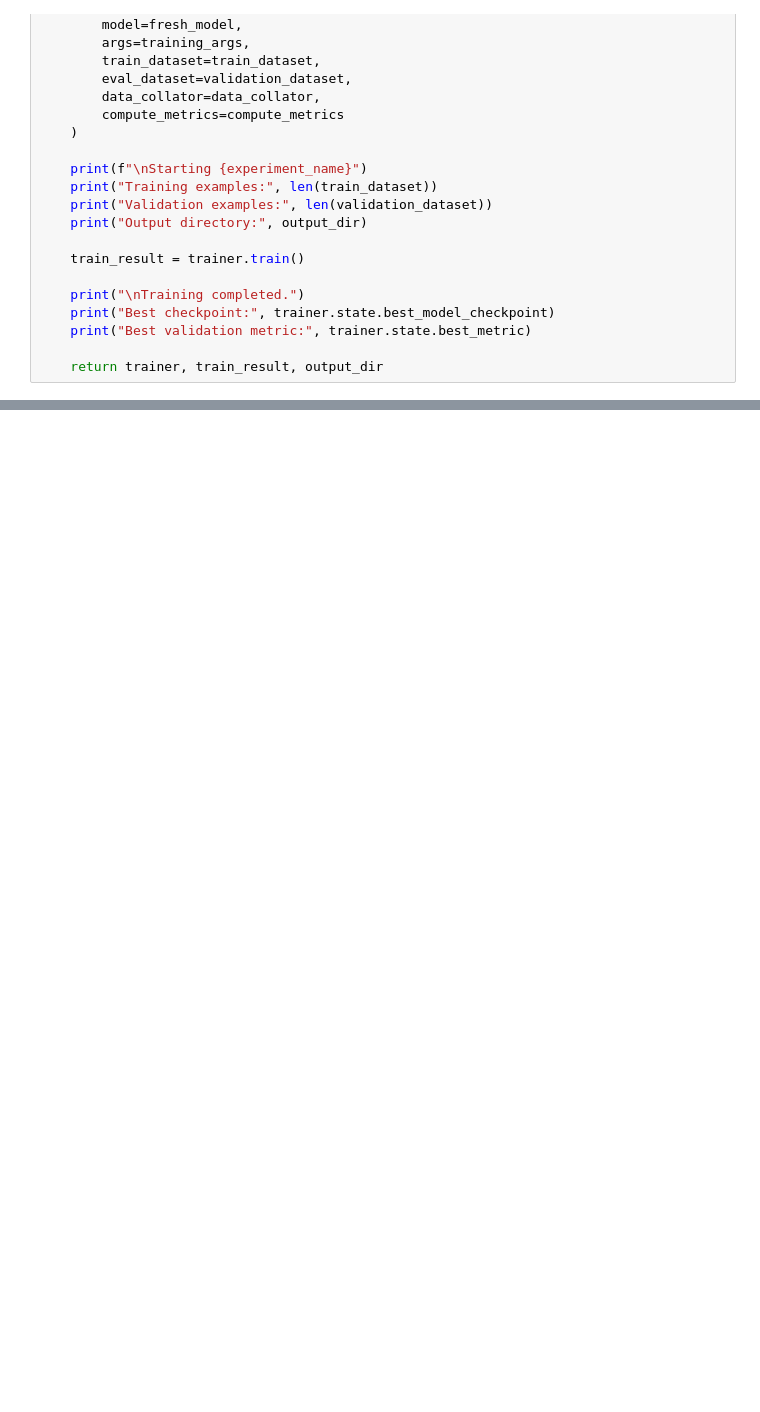
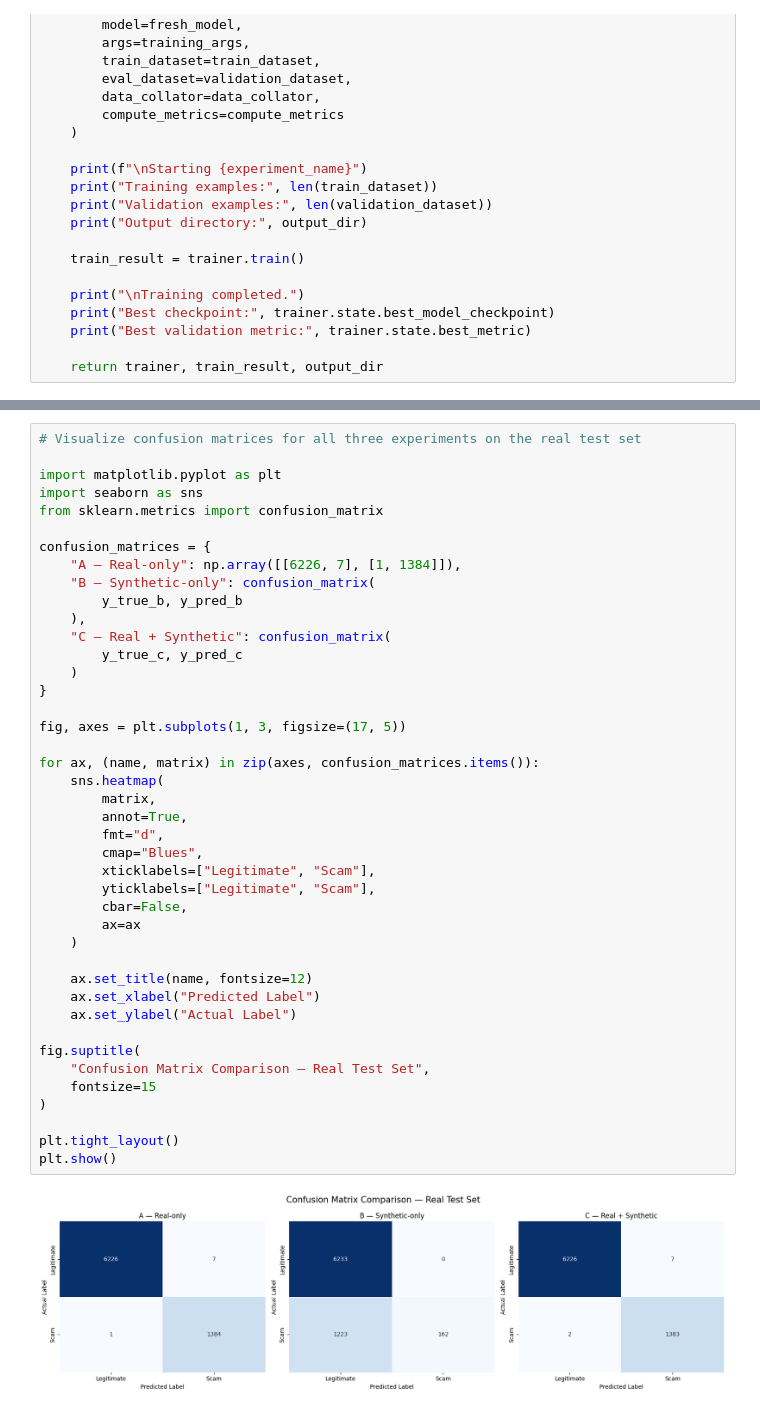
Before and after one commit to Supan-Roy/financial-scam-analysis, a Jupyter notebook: notebooks/08_synthetic_data_augmentation_evaluation.ipynb, the cells around one changed output, grey strips where cells are left out. Drawn from its saved outputs; the diff is of its cells as text; blank space fills up the shorter version.

```diff
--- a/notebooks/08_synthetic_data_augmentation_evaluation.ipynb
+++ b/notebooks/08_synthetic_data_augmentation_evaluation.ipynb
@@ -1637,0 +2057,44 @@ def train_augmentation_model(
+# %%
+# Visualize confusion matrices for all three experiments on the real test set
+
+import matplotlib.pyplot as plt
+import seaborn as sns
+from sklearn.metrics import confusion_matrix
+
+confusion_matrices = {
+    "A — Real-only": np.array([[6226, 7], [1, 1384]]),
+    "B — Synthetic-only": confusion_matrix(
+        y_true_b, y_pred_b
+    ),
+    "C — Real + Synthetic": confusion_matrix(
+        y_true_c, y_pred_c
+    )
+}
+
+fig, axes = plt.subplots(1, 3, figsize=(17, 5))
+
+for ax, (name, matrix) in zip(axes, confusion_matrices.items()):
+    sns.heatmap(
+        matrix,
+        annot=True,
+        fmt="d",
+        cmap="Blues",
+        xticklabels=["Legitimate", "Scam"],
+        yticklabels=["Legitimate", "Scam"],
+        cbar=False,
+        ax=ax
+    )
+
+    ax.set_title(name, fontsize=12)
+    ax.set_xlabel("Predicted Label")
+    ax.set_ylabel("Actual Label")
+
+fig.suptitle(
+    "Confusion Matrix Comparison — Real Test Set",
+    fontsize=15
+)
+
+plt.tight_layout()
+plt.show()
+# %% [output]
+[figure, added]
```
Also changed, not shown: parts of 15 cells of this notebook.
